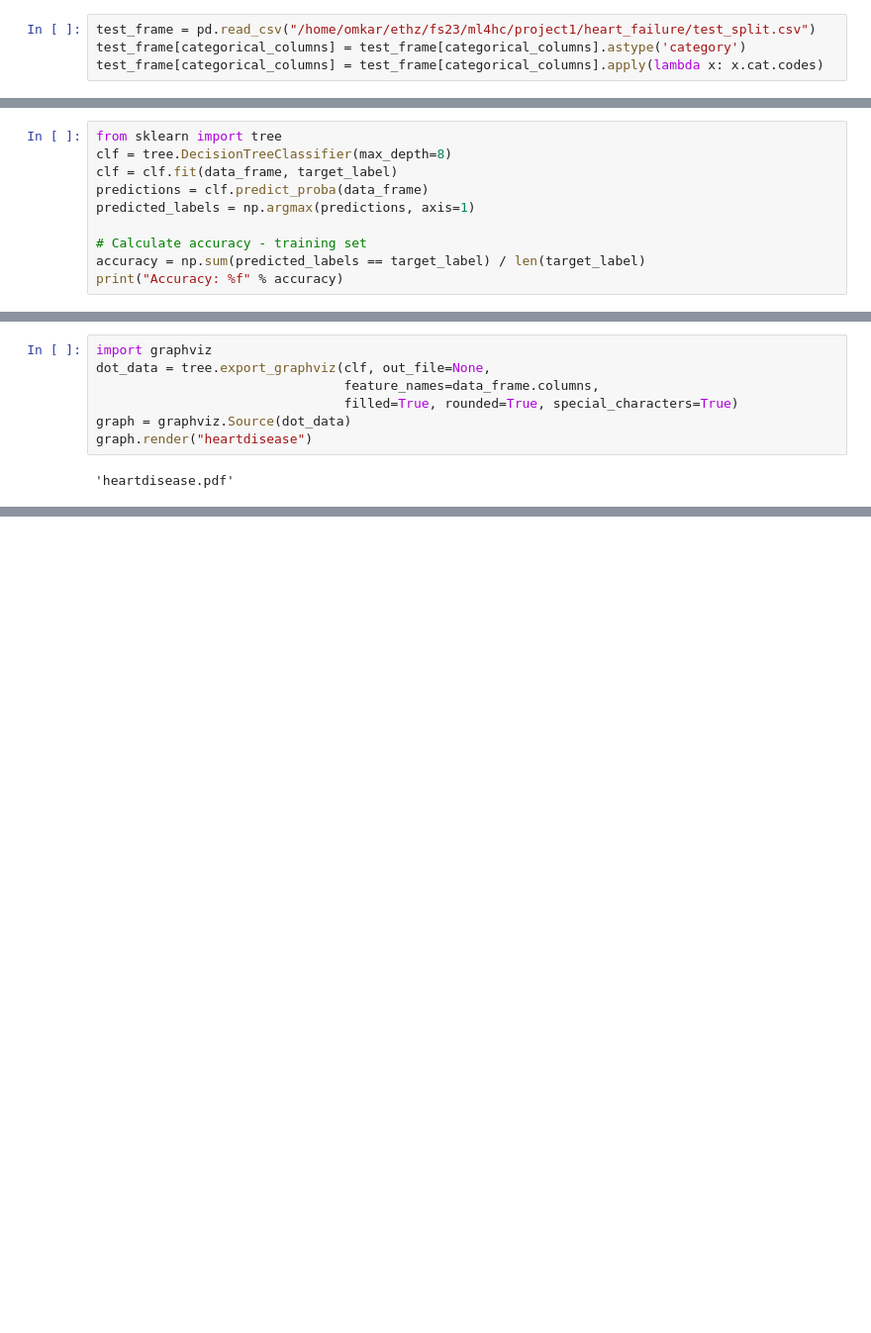
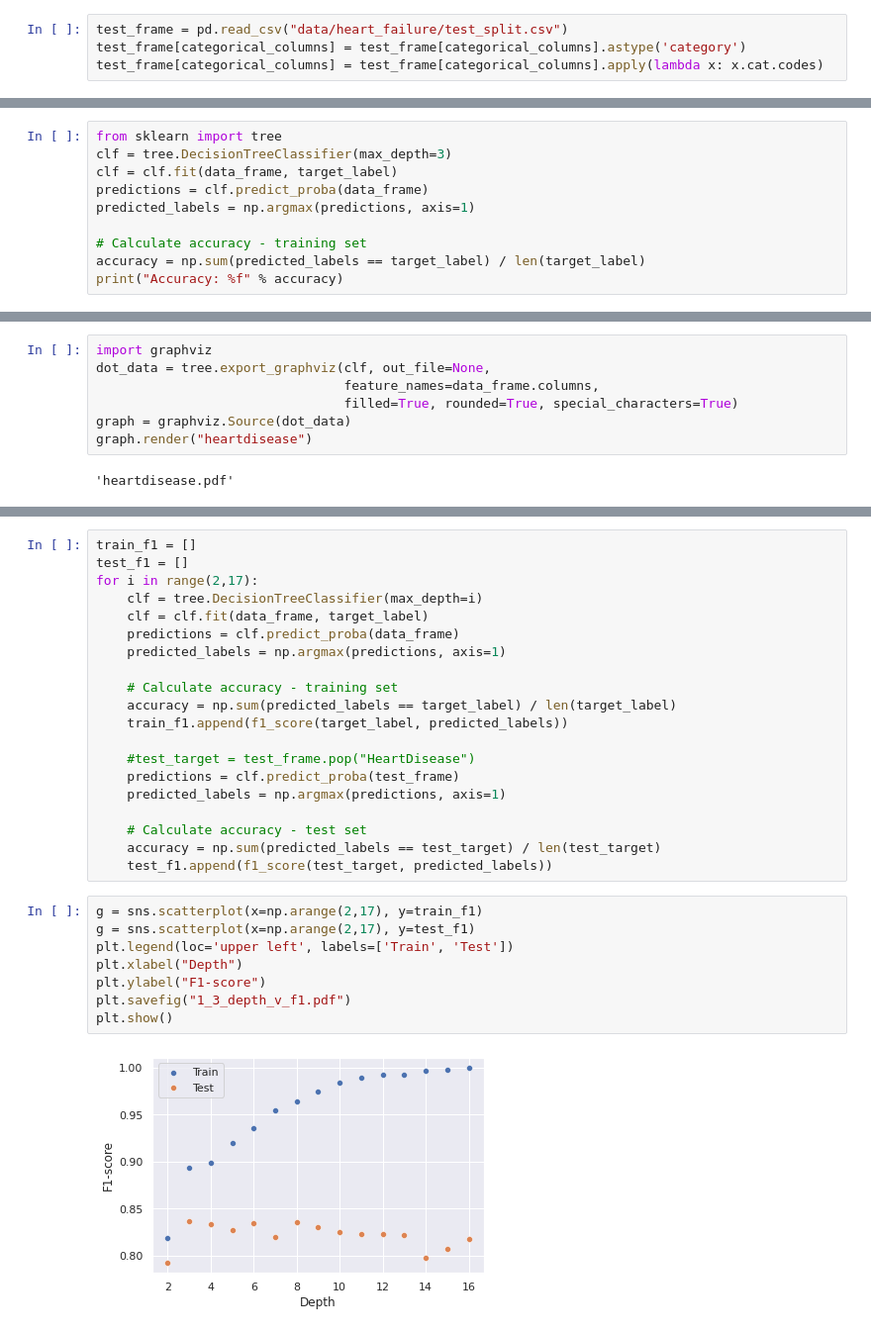
Before and after one commit to omkar-ethz/ml4hc-projects, a Jupyter notebook: project1/part1/main.ipynb, the cells around one changed output, grey strips where cells are left out. Shown: that part at 99% size. Saved outputs shown, nothing was run; the diff lists cells and outputs as text; blank space fills up the shorter version.

```diff
--- a/project1/part1/main.ipynb
+++ b/project1/part1/main.ipynb
@@ -160,5 +151,5 @@ Accuracy: 0.860846
 # %%
-test_frame = pd.read_csv("/home/omkar/ethz/fs23/ml4hc/project1/heart_failure/test_split.csv")
+test_frame = pd.read_csv("data/heart_failure/test_split.csv")
 test_frame[categorical_columns] = test_frame[categorical_columns].astype('category')
 test_frame[categorical_columns] = test_frame[categorical_columns].apply(lambda x: x.cat.codes)
 # %%
@@ -224,7 +226,7 @@ dataset and report classification performance on the test set. Visualize the inf
 different features according to the Gini importance.
 # %%
 from sklearn import tree
-clf = tree.DecisionTreeClassifier(max_depth=8)
+clf = tree.DecisionTreeClassifier(max_depth=3)
 clf = clf.fit(data_frame, target_label)
 predictions = clf.predict_proba(data_frame)
 predicted_labels = np.argmax(predictions, axis=1)
@@ -255,0 +266,30 @@ graph.render("heartdisease")
+# %%
+train_f1 = []
+test_f1 = []
+for i in range(2,17):
+    clf = tree.DecisionTreeClassifier(max_depth=i)
+    clf = clf.fit(data_frame, target_label)
+    predictions = clf.predict_proba(data_frame)
+    predicted_labels = np.argmax(predictions, axis=1)
+
+    # Calculate accuracy - training set
+    accuracy = np.sum(predicted_labels == target_label) / len(target_label)
+    train_f1.append(f1_score(target_label, predicted_labels))
+
+    #test_target = test_frame.pop("HeartDisease")
+    predictions = clf.predict_proba(test_frame)
+    predicted_labels = np.argmax(predictions, axis=1)
+
+    # Calculate accuracy - test set
+    accuracy = np.sum(predicted_labels == test_target) / len(test_target)
+    test_f1.append(f1_score(test_target, predicted_labels))
+# %%
+g = sns.scatterplot(x=np.arange(2,17), y=train_f1)
+g = sns.scatterplot(x=np.arange(2,17), y=test_f1)
+plt.legend(loc='upper left', labels=['Train', 'Test'])
+plt.xlabel("Depth")
+plt.ylabel("F1-score")
+plt.savefig("1_3_depth_v_f1.pdf")
+plt.show()
+# %% [output]
+[figure, added]
```
Also changed, not shown: parts of 26 cells of this notebook, 3 other files.
